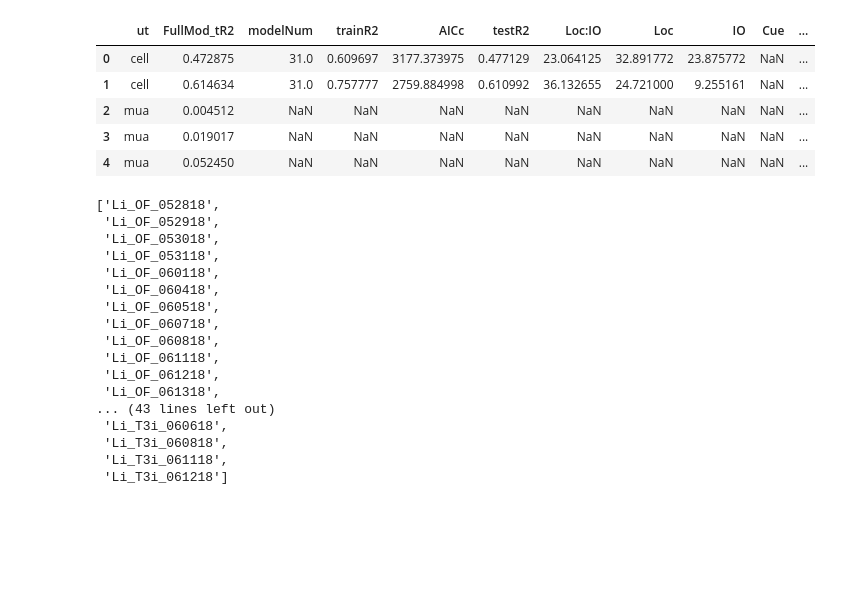
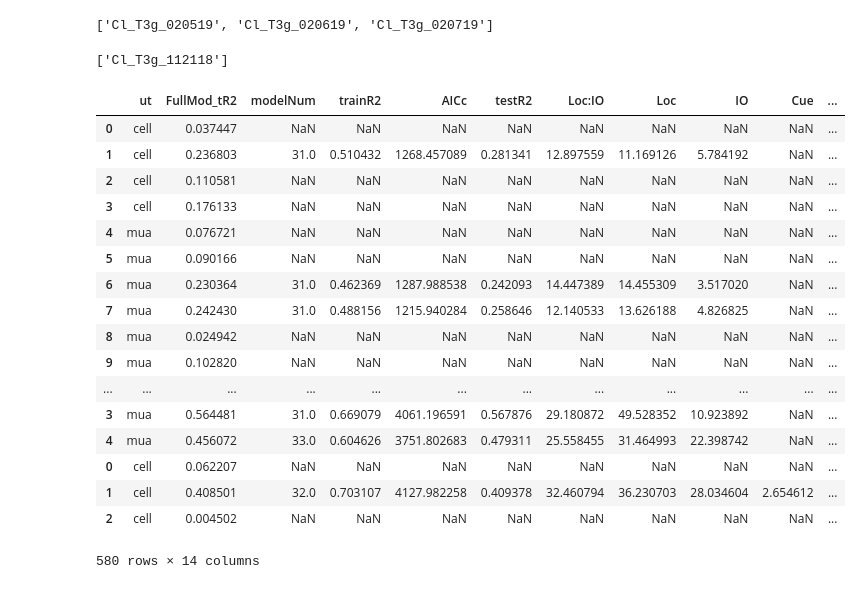
Before and after one commit to alexgonzl/TreeMazeAnalyses, a Jupyter notebook: Notebooks/TrialAnalysesWrapper.ipynb, the cells around one changed output. Saved outputs shown, nothing was run; the diff lists cells and outputs as text; code cells hidden in the pictures; blank space fills up the shorter version.

```diff
--- a/Notebooks/TrialAnalysesWrapper.ipynb
+++ b/Notebooks/TrialAnalysesWrapper.ipynb
@@ -85,31 +91,2 @@ Trial FR x Condition Plots Completed. Time 3.3635075092315674s
-# %%
-TrialDat['Li_T3g_080618'][4]
-# %% [output]
-|  | ut | FullMod_tR2 | modelNum | trainR2 | AICc | testR2 | Loc:IO | Loc | IO | Cue | ... |
-| 0 | cell | 0.472875 | 31.0 | 0.609697 | 3177.373975 | 0.477129 | 23.064125 | 32.891772 | 23.875772 | NaN | ... |
-| 1 | cell | 0.614634 | 31.0 | 0.757777 | 2759.884998 | 0.610992 | 36.132655 | 24.721000 | 9.255161 | NaN | ... |
-| 2 | mua | 0.004512 | NaN | NaN | NaN | NaN | NaN | NaN | NaN | NaN | ... |
-| 3 | mua | 0.019017 | NaN | NaN | NaN | NaN | NaN | NaN | NaN | NaN | ... |
-| 4 | mua | 0.052450 | NaN | NaN | NaN | NaN | NaN | NaN | NaN | NaN | ... |
-# %%
-list(CT['Sessions'].keys())
-# %% [output]
-['Li_OF_052818',
- 'Li_OF_052918',
- 'Li_OF_053018',
- 'Li_OF_053118',
- 'Li_OF_060118',
- 'Li_OF_060418',
- 'Li_OF_060518',
- 'Li_OF_060718',
- 'Li_OF_060818',
- 'Li_OF_061118',
- 'Li_OF_061218',
- 'Li_OF_061318',
-... (43 lines left out)
- 'Li_T3i_060618',
- 'Li_T3i_060818',
- 'Li_T3i_061118',
- 'Li_T3i_061218']
 # %%
 modelFits = pd.DataFrame()
@@ -122,2 +109,31 @@ for se in TrialDat['Sessions']:
+# %%
+unFitSessions
+# %% [output]
+['Cl_T3g_020519', 'Cl_T3g_020619', 'Cl_T3g_020719']
+# %%
+missingSessions
+# %% [output]
+['Cl_T3g_112118']
+# %%
+modelFits
+# %% [output]
+|  | ut | FullMod_tR2 | modelNum | trainR2 | AICc | testR2 | Loc:IO | Loc | IO | Cue | ... |
+| 0 | cell | 0.037447 | NaN | NaN | NaN | NaN | NaN | NaN | NaN | NaN | ... |
+| 1 | cell | 0.236803 | 31.0 | 0.510432 | 1268.457089 | 0.281341 | 12.897559 | 11.169126 | 5.784192 | NaN | ... |
+| 2 | cell | 0.110581 | NaN | NaN | NaN | NaN | NaN | NaN | NaN | NaN | ... |
+| 3 | cell | 0.176133 | NaN | NaN | NaN | NaN | NaN | NaN | NaN | NaN | ... |
+| 4 | mua | 0.076721 | NaN | NaN | NaN | NaN | NaN | NaN | NaN | NaN | ... |
+| 5 | mua | 0.090166 | NaN | NaN | NaN | NaN | NaN | NaN | NaN | NaN | ... |
+| 6 | mua | 0.230364 | 31.0 | 0.462369 | 1287.988538 | 0.242093 | 14.447389 | 14.455309 | 3.517020 | NaN | ... |
+| 7 | mua | 0.242430 | 31.0 | 0.488156 | 1215.940284 | 0.258646 | 12.140533 | 13.626188 | 4.826825 | NaN | ... |
+| 8 | mua | 0.024942 | NaN | NaN | NaN | NaN | NaN | NaN | NaN | NaN | ... |
+| 9 | mua | 0.102820 | NaN | NaN | NaN | NaN | NaN | NaN | NaN | NaN | ... |
+| ... | ... | ... | ... | ... | ... | ... | ... | ... | ... | ... | ... |
+| 3 | mua | 0.564481 | 31.0 | 0.669079 | 4061.196591 | 0.567876 | 29.180872 | 49.528352 | 10.923892 | NaN | ... |
+| 4 | mua | 0.456072 | 33.0 | 0.604626 | 3751.802683 | 0.479311 | 25.558455 | 31.464993 | 22.398742 | NaN | ... |
+| 0 | cell | 0.062207 | NaN | NaN | NaN | NaN | NaN | NaN | NaN | NaN | ... |
+| 1 | cell | 0.408501 | 32.0 | 0.703107 | 4127.982258 | 0.409378 | 32.460794 | 36.230703 | 28.034604 | 2.654612 | ... |
+| 2 | cell | 0.004502 | NaN | NaN | NaN | NaN | NaN | NaN | NaN | NaN | ... |
+580 rows × 14 columns
 # %%
 mods = {}
```
Also changed, not shown: parts of 18 cells of this notebook, 13 other files.
